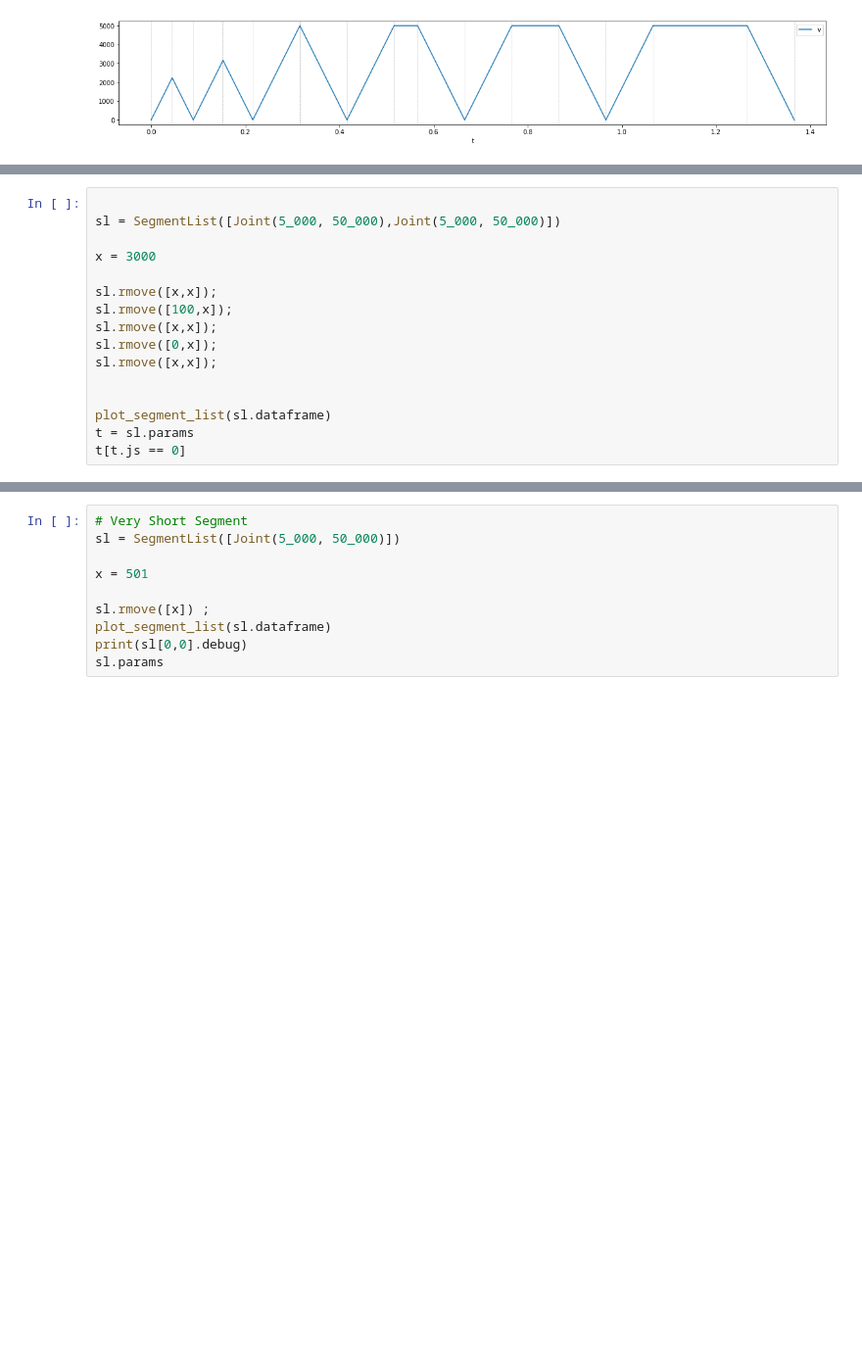
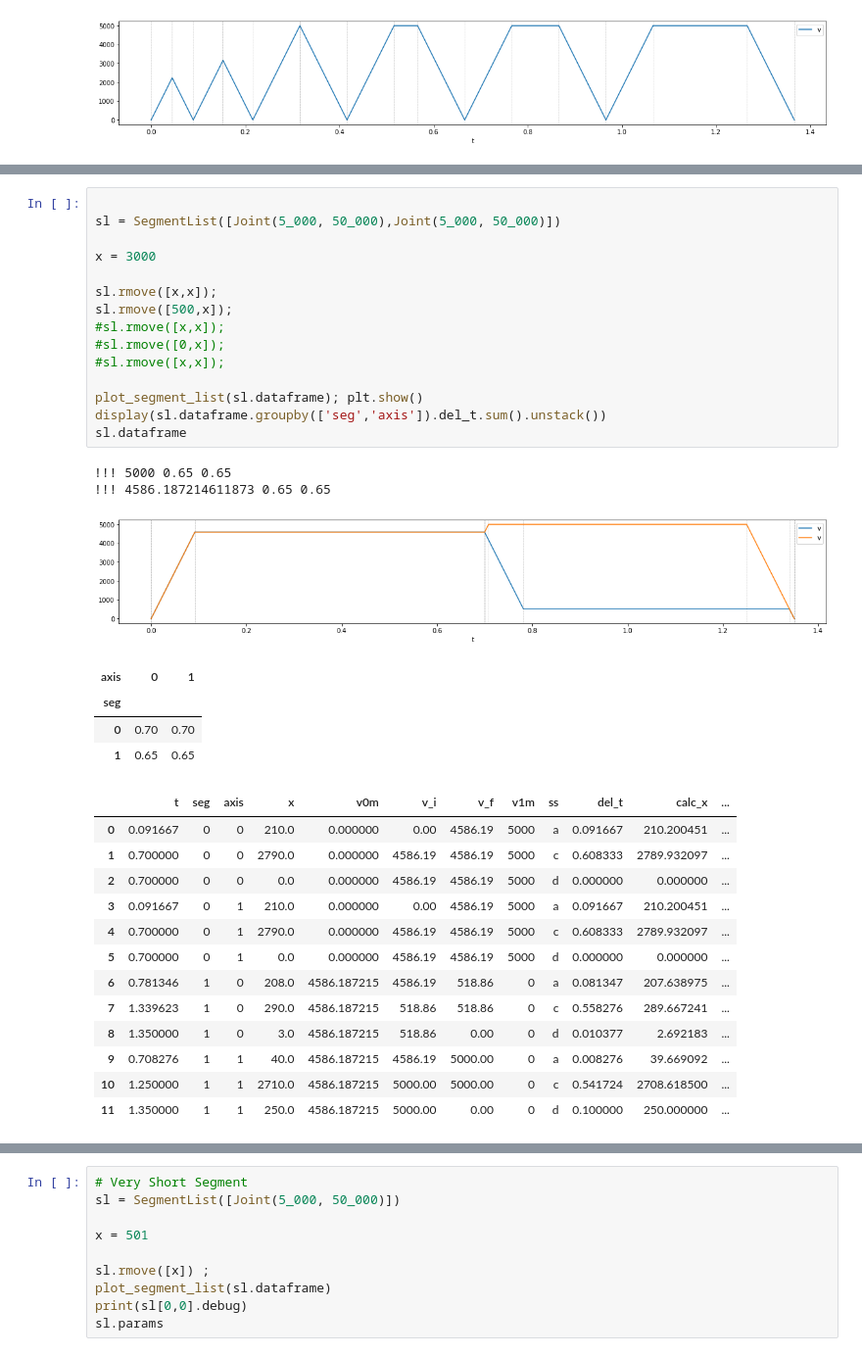
Before and after one commit to Busboombot/trajectory, a Jupyter notebook: design/Notebooks/JITTrajectory.ipynb, the cells around one changed output, grey strips where cells are left out. Shown at 98% size. Drawn from its saved outputs; the diff is of its cells as text; blank space fills up the shorter version.

```diff
--- a/design/Notebooks/JITTrajectory.ipynb
+++ b/design/Notebooks/JITTrajectory.ipynb
@@ -148,16 +153,36 @@ display(sl.dataframe)
 # %%
 
 sl = SegmentList([Joint(5_000, 50_000),Joint(5_000, 50_000)])
 
 x = 3000
 
 sl.rmove([x,x]);
-sl.rmove([100,x]);
-sl.rmove([x,x]);
-sl.rmove([0,x]);
-sl.rmove([x,x]);
+sl.rmove([500,x]);
+#sl.rmove([x,x]);
+#sl.rmove([0,x]);
+#sl.rmove([x,x]);
 
-
-plot_segment_list(sl.dataframe)
-t = sl.params
-t[t.js == 0]
+plot_segment_list(sl.dataframe); plt.show()
+display(sl.dataframe.groupby(['seg','axis']).del_t.sum().unstack())
+sl.dataframe
+# %% [output]
+!!! 5000 0.65 0.65
+!!! 4586.187214611873 0.65 0.65
+[figure, added]
+| axis | 0 | 1 |
+| seg |  |  |
+| 0 | 0.70 | 0.70 |
+| 1 | 0.65 | 0.65 |
+|  | t | seg | axis | x | v0m | v_i | v_f | v1m | ss | del_t | calc_x | ... |
+| 0 | 0.091667 | 0 | 0 | 210.0 | 0.000000 | 0.00 | 4586.19 | 5000 | a | 0.091667 | 210.200451 | ... |
+| 1 | 0.700000 | 0 | 0 | 2790.0 | 0.000000 | 4586.19 | 4586.19 | 5000 | c | 0.608333 | 2789.932097 | ... |
+| 2 | 0.700000 | 0 | 0 | 0.0 | 0.000000 | 4586.19 | 4586.19 | 5000 | d | 0.000000 | 0.000000 | ... |
+| 3 | 0.091667 | 0 | 1 | 210.0 | 0.000000 | 0.00 | 4586.19 | 5000 | a | 0.091667 | 210.200451 | ... |
+| 4 | 0.700000 | 0 | 1 | 2790.0 | 0.000000 | 4586.19 | 4586.19 | 5000 | c | 0.608333 | 2789.932097 | ... |
+| 5 | 0.700000 | 0 | 1 | 0.0 | 0.000000 | 4586.19 | 4586.19 | 5000 | d | 0.000000 | 0.000000 | ... |
+| 6 | 0.781346 | 1 | 0 | 208.0 | 4586.187215 | 4586.19 | 518.86 | 0 | a | 0.081347 | 207.638975 | ... |
+| 7 | 1.339623 | 1 | 0 | 290.0 | 4586.187215 | 518.86 | 518.86 | 0 | c | 0.558276 | 289.667241 | ... |
+| 8 | 1.350000 | 1 | 0 | 3.0 | 4586.187215 | 518.86 | 0.00 | 0 | d | 0.010377 | 2.692183 | ... |
+| 9 | 0.708276 | 1 | 1 | 40.0 | 4586.187215 | 4586.19 | 5000.00 | 0 | a | 0.008276 | 39.669092 | ... |
+| 10 | 1.250000 | 1 | 1 | 2710.0 | 4586.187215 | 5000.00 | 5000.00 | 0 | c | 0.541724 | 2708.618500 | ... |
+| 11 | 1.350000 | 1 | 1 | 250.0 | 4586.187215 | 5000.00 | 0.00 | 0 | d | 0.100000 | 250.000000 | ... |
```
Also changed, not shown: parts of 3 cells of this notebook, 5 other files.
